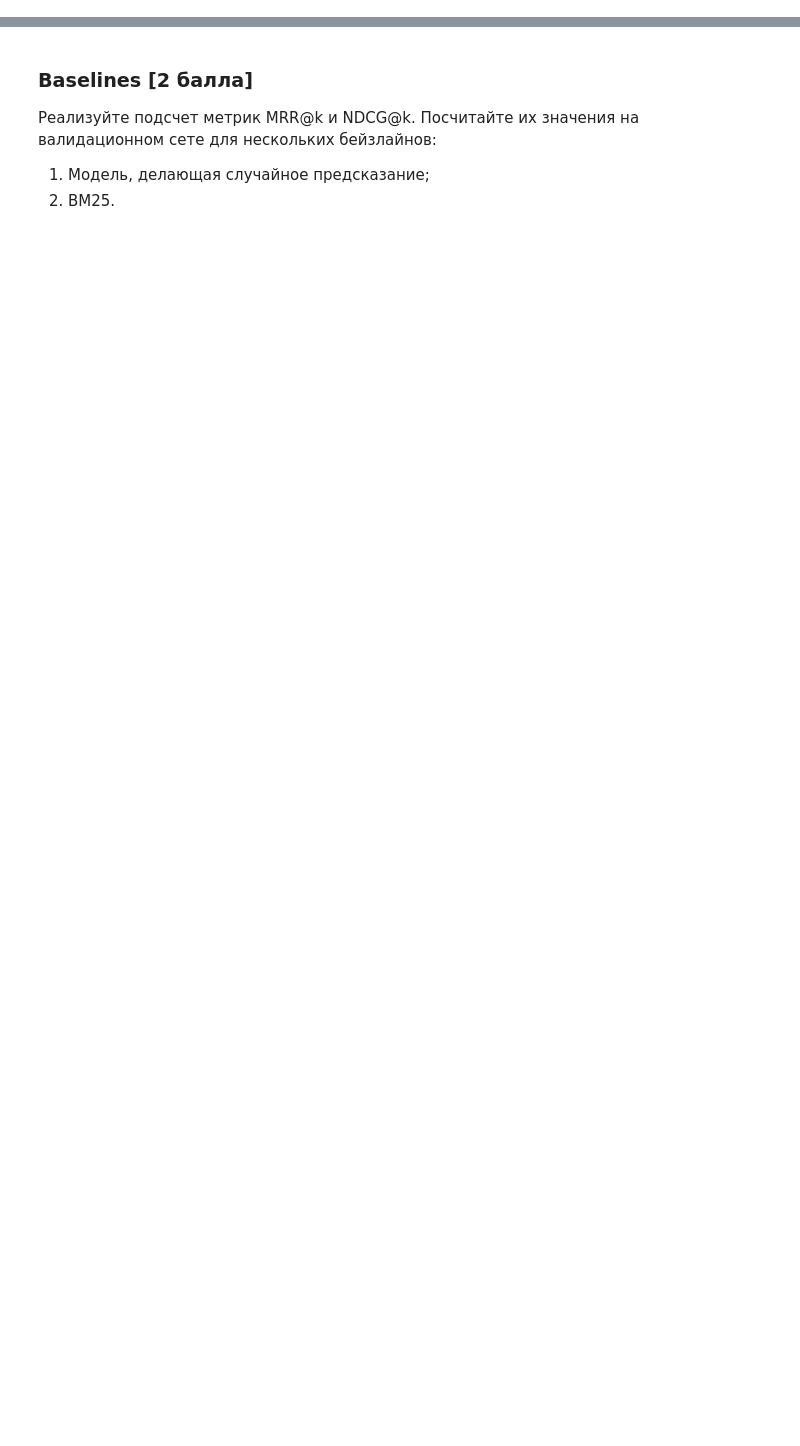
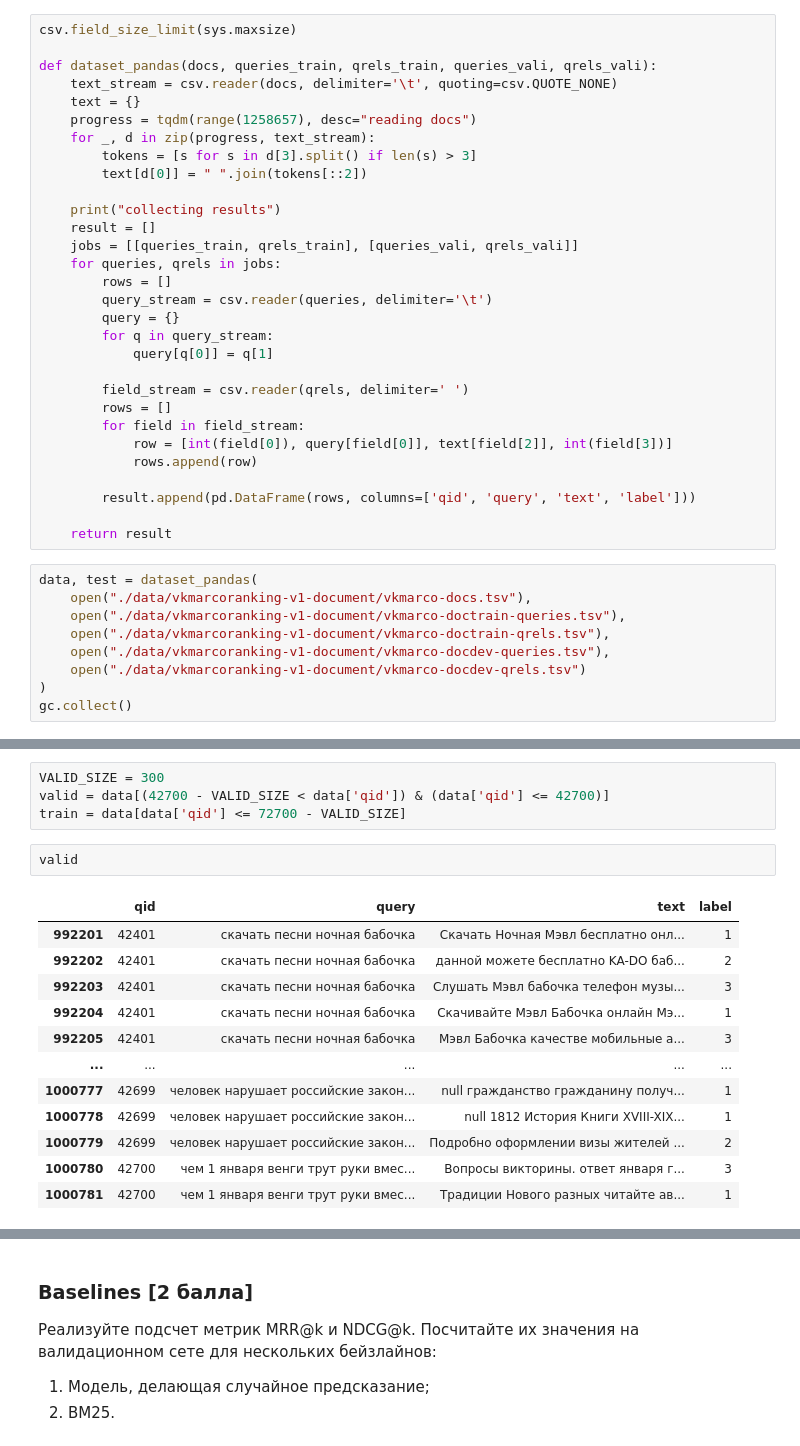
Before and after one commit to agcr/vk-msu-ir-course-spring-2024, a Jupyter notebook: homeworks/nn-reranking/homework_rerank.ipynb, the cells around one changed output, grey strips where cells are left out. Saved outputs shown, nothing was run; the diff lists cells and outputs as text; blank space fills up the shorter version.

```diff
--- a/homeworks/nn-reranking/homework_rerank.ipynb
+++ b/homeworks/nn-reranking/homework_rerank.ipynb
@@ -39,0 +71,39 @@
+# %%
+csv.field_size_limit(sys.maxsize)
+
+def dataset_pandas(docs, queries_train, qrels_train, queries_vali, qrels_vali):
+    text_stream = csv.reader(docs, delimiter='\t', quoting=csv.QUOTE_NONE)
+    text = {}
+    progress = tqdm(range(1258657), desc="reading docs")
+    for _, d in zip(progress, text_stream):
+        tokens = [s for s in d[3].split() if len(s) > 3]
+        text[d[0]] = " ".join(tokens[::2])
+
+    print("collecting results")
+    result = []
+    jobs = [[queries_train, qrels_train], [queries_vali, qrels_vali]]
+    for queries, qrels in jobs:
+        rows = []
+        query_stream = csv.reader(queries, delimiter='\t')
+        query = {}
+        for q in query_stream:
+            query[q[0]] = q[1]
+
+        field_stream = csv.reader(qrels, delimiter=' ')
+        rows = []
+        for field in field_stream:
+            row = [int(field[0]), query[field[0]], text[field[2]], int(field[3])]
+            rows.append(row)
+
+        result.append(pd.DataFrame(rows, columns=['qid', 'query', 'text', 'label']))
+
+    return result
+# %%
+data, test = dataset_pandas(
+    open("./data/vkmarcoranking-v1-document/vkmarco-docs.tsv"),
+    open("./data/vkmarcoranking-v1-document/vkmarco-doctrain-queries.tsv"),
+    open("./data/vkmarcoranking-v1-document/vkmarco-doctrain-qrels.tsv"),
+    open("./data/vkmarcoranking-v1-document/vkmarco-docdev-queries.tsv"),
+    open("./data/vkmarcoranking-v1-document/vkmarco-docdev-qrels.tsv")
+)
+gc.collect()
@@ -39,0 +113,19 @@
+# %%
+VALID_SIZE = 300
+valid = data[(42700 - VALID_SIZE < data['qid']) & (data['qid'] <= 42700)]
+train = data[data['qid'] <= 72700 - VALID_SIZE]
+# %%
+valid
+# %% [output]
+|  | qid | query | text | label |
+| 992201 | 42401 | скачать песни ночная бабочка | Скачать Ночная Мэвл бесплатно онл... | 1 |
+| 992202 | 42401 | скачать песни ночная бабочка | данной можете бесплатно KA-DO баб... | 2 |
+| 992203 | 42401 | скачать песни ночная бабочка | Слушать Мэвл бабочка телефон музы... | 3 |
+| 992204 | 42401 | скачать песни ночная бабочка | Скачивайте Мэвл Бабочка онлайн Мэ... | 1 |
+| 992205 | 42401 | скачать песни ночная бабочка | Мэвл Бабочка качестве мобильные а... | 3 |
+| ... | ... | ... | ... | ... |
+| 1000777 | 42699 | человек нарушает российские закон... | null гражданство гражданину получ... | 1 |
+| 1000778 | 42699 | человек нарушает российские закон... | null 1812 История Книги XVIII-XIX... | 1 |
+| 1000779 | 42699 | человек нарушает российские закон... | Подробно оформлении визы жителей ... | 2 |
+| 1000780 | 42700 | чем 1 января венги трут руки вмес... | Вопросы викторины. ответ января г... | 3 |
+| 1000781 | 42700 | чем 1 января венги трут руки вмес... | Традиции Нового разных читайте ав... | 1 |
```
Also changed, not shown: parts of 44 cells of this notebook.
